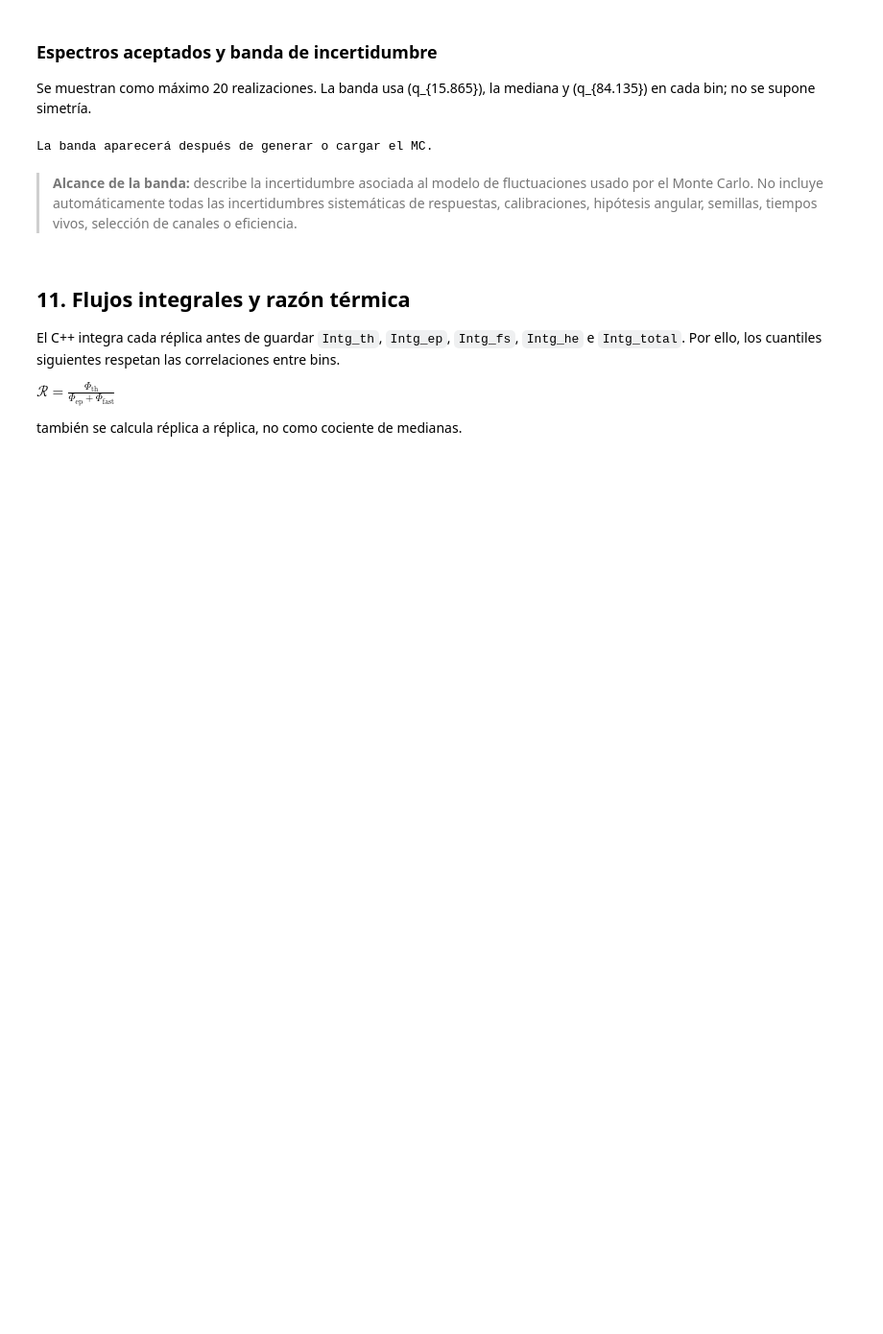
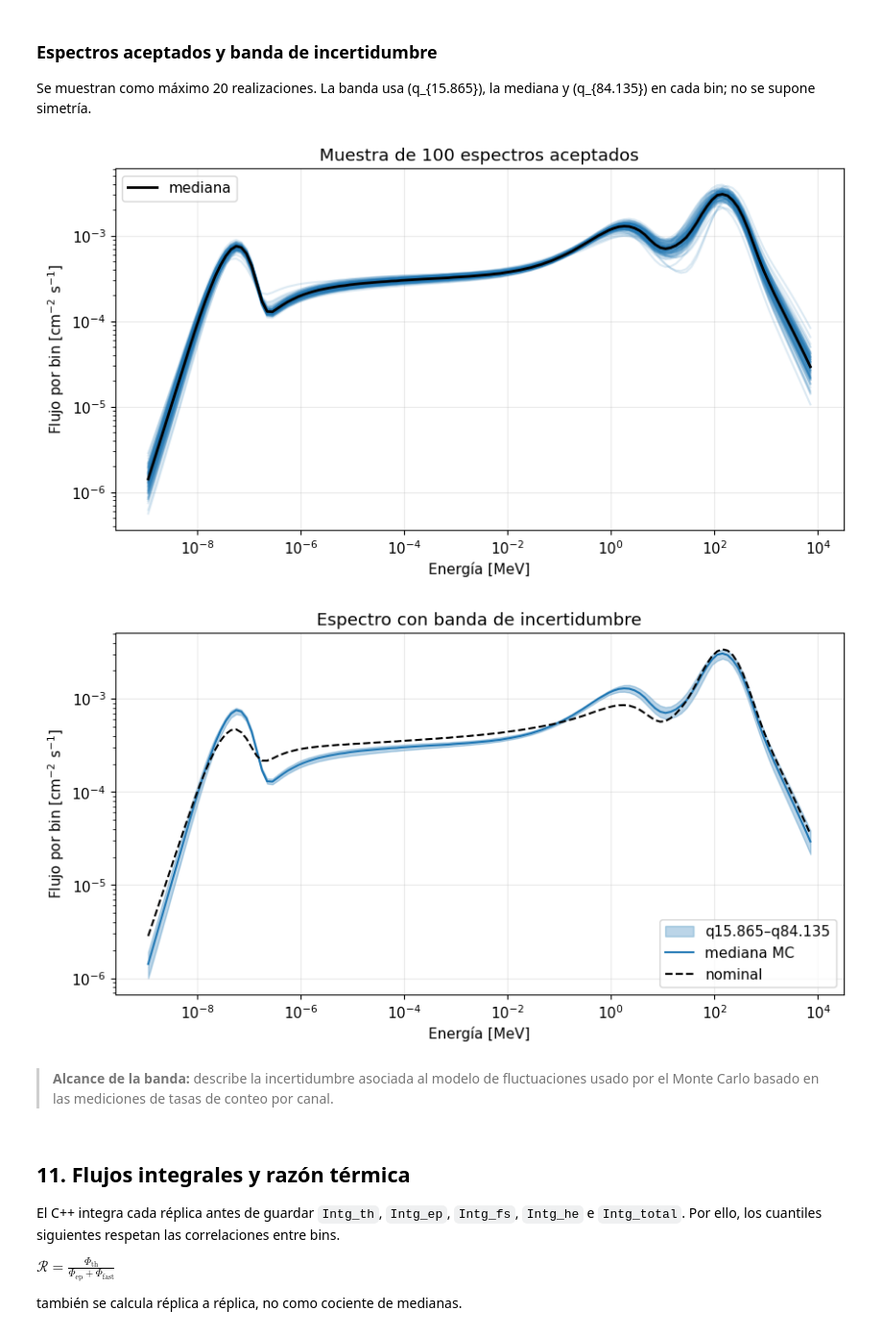
Before and after one commit to flopezus/cosmic-ray-neutron-spectrum-deconvolution-program, a Jupyter notebook: classroom/notebooks/unfolding_local.ipynb, the cells around one changed output. Shown at 96% size. Saved outputs shown, nothing was run; the diff lists cells and outputs as text; code cells hidden in the pictures; blank space fills up the shorter version.

```diff
--- a/classroom/notebooks/unfolding_local.ipynb
+++ b/classroom/notebooks/unfolding_local.ipynb
@@ -911,37 +955,38 @@ if len(mc_spectra):
 
     fig, axis = plt.subplots()
     for index in sample_indices:
         axis.loglog(energy_mid, mc_spectra[index],
                     color="tab:blue", alpha=0.15)
     axis.loglog(energy_mid, q_median, color="black",
                 linewidth=2, label="mediana")
     axis.set(xlabel="Energía [MeV]",
              ylabel=r"Flujo por bin [cm$^{-2}$ s$^{-1}$]",
              title=f"Muestra de {sample_count} espectros aceptados")
     axis.legend()
     plt.show()
 
     fig, axis = plt.subplots()
     axis.fill_between(energy_mid, q_low, q_high, color="tab:blue",
                       alpha=0.3, label="q15.865–q84.135")
     axis.loglog(energy_mid, q_median, color="tab:blue",
                 label="mediana MC")
     axis.loglog(energy_mid, final_integral, color="black",
                 linestyle="--", label="nominal")
     axis.set_xscale("log")
-    axis.set_yscale("linear")
+    axis.set_yscale("log")
     axis.set(xlabel="Energía [MeV]",
              ylabel=r"Flujo por bin [cm$^{-2}$ s$^{-1}$]",
              title="Espectro con banda de incertidumbre")
     axis.legend()
     plt.show()
 else:
     q_low = q_median = q_high = None
     print("La banda aparecerá después de generar o cargar el MC.")
 # %% [output]
-La banda aparecerá después de generar o cargar el MC.
+[figure, added]
+[figure, added]
 # %% [markdown]
-> **Alcance de la banda:** describe la incertidumbre asociada al modelo de fluctuaciones usado por el Monte Carlo. No incluye automáticamente todas las incertidumbres sistemáticas de respuestas, calibraciones, hipótesis angular, semillas, tiempos vivos, selección de canales o eficiencia.
+> **Alcance de la banda:** describe la incertidumbre asociada al modelo de fluctuaciones usado por el Monte Carlo basado en las mediciones de tasas de conteo por canal.
 # %% [markdown]
 ## 11. Flujos integrales y razón térmica
 
```
Also changed, not shown: parts of 23 cells of this notebook.
